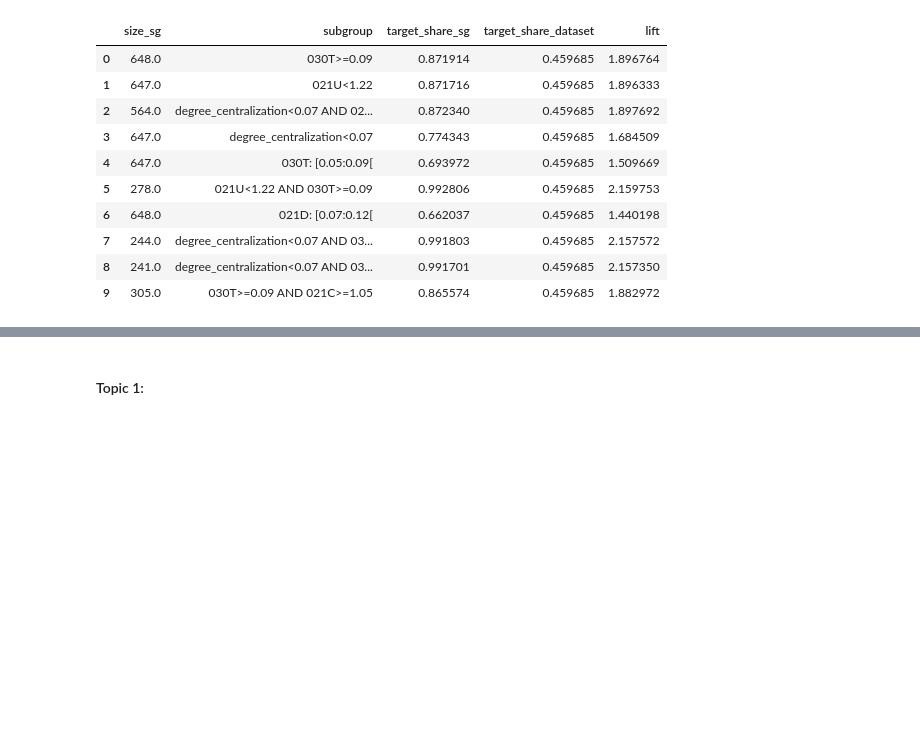
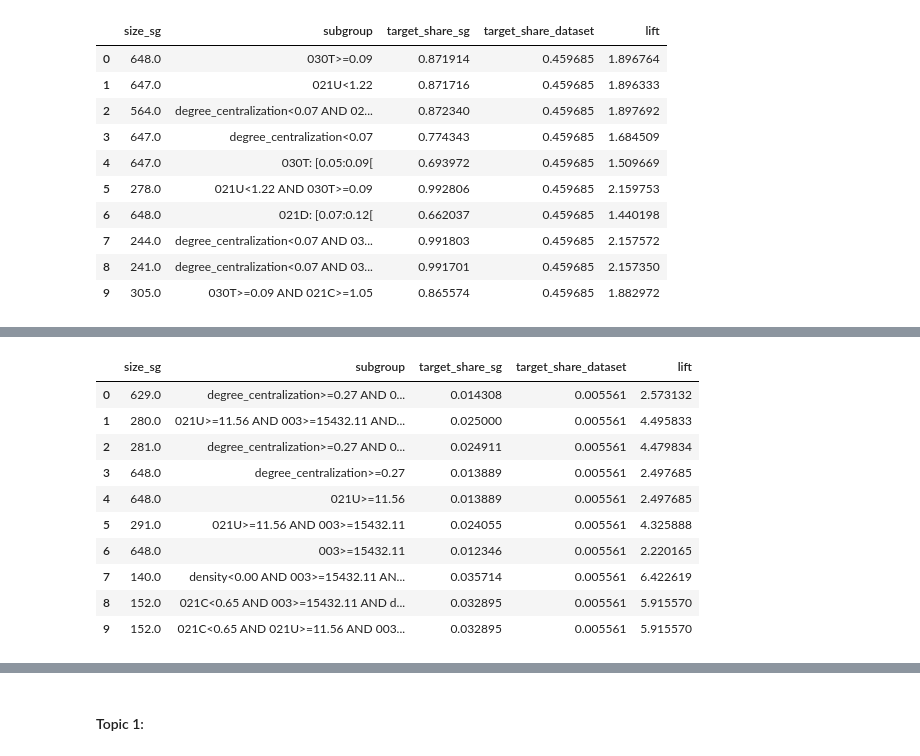
Before and after one commit to Veritogen/master_thesis, a Jupyter notebook: presentations/2020_05_20/Subgroups.ipynb, the cells around one changed output, grey strips where cells are left out. Cells and saved outputs as stored; diff of their text form; code cells hidden in the pictures; blank space fills up the shorter version.

```diff
--- a/presentations/2020_05_20/Subgroups.ipynb
+++ b/presentations/2020_05_20/Subgroups.ipynb
@@ -74,0 +87,14 @@ result_dict[0]
+# %%
+ps.utils.results_as_df(data, result_dict[3])[["size_sg", "subgroup", "target_share_sg", "target_share_dataset", "lift" ]]
+# %% [output]
+|  | size_sg | subgroup | target_share_sg | target_share_dataset | lift |
+| 0 | 629.0 | degree_centralization>=0.27 AND 0... | 0.014308 | 0.005561 | 2.573132 |
+| 1 | 280.0 | 021U>=11.56 AND 003>=15432.11 AND... | 0.025000 | 0.005561 | 4.495833 |
+| 2 | 281.0 | degree_centralization>=0.27 AND 0... | 0.024911 | 0.005561 | 4.479834 |
+| 3 | 648.0 | degree_centralization>=0.27 | 0.013889 | 0.005561 | 2.497685 |
+| 4 | 648.0 | 021U>=11.56 | 0.013889 | 0.005561 | 2.497685 |
+| 5 | 291.0 | 021U>=11.56 AND 003>=15432.11 | 0.024055 | 0.005561 | 4.325888 |
+| 6 | 648.0 | 003>=15432.11 | 0.012346 | 0.005561 | 2.220165 |
+| 7 | 140.0 | density<0.00 AND 003>=15432.11 AN... | 0.035714 | 0.005561 | 6.422619 |
+| 8 | 152.0 | 021C<0.65 AND 003>=15432.11 AND d... | 0.032895 | 0.005561 | 5.915570 |
+| 9 | 152.0 | 021C<0.65 AND 021U>=11.56 AND 003... | 0.032895 | 0.005561 | 5.915570 |
```
Also changed, not shown: parts of 4 cells of this notebook.
